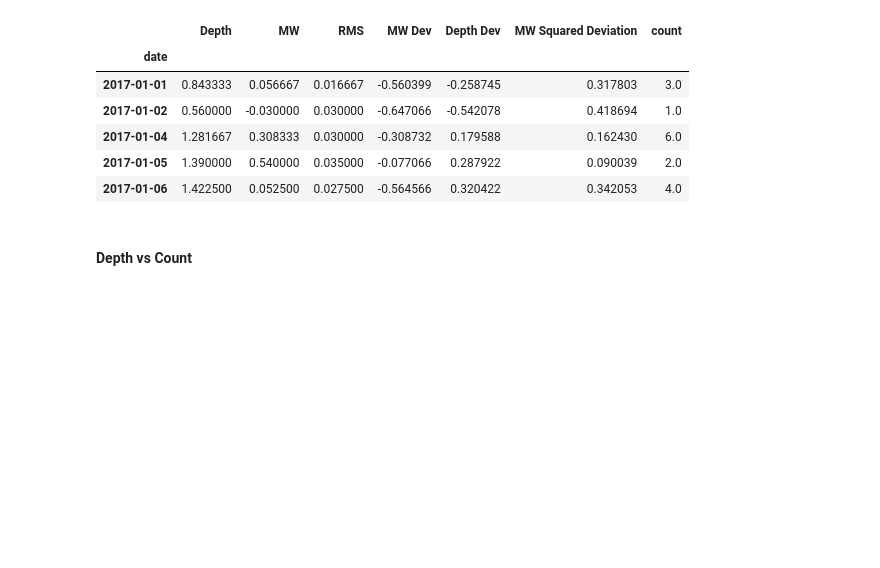
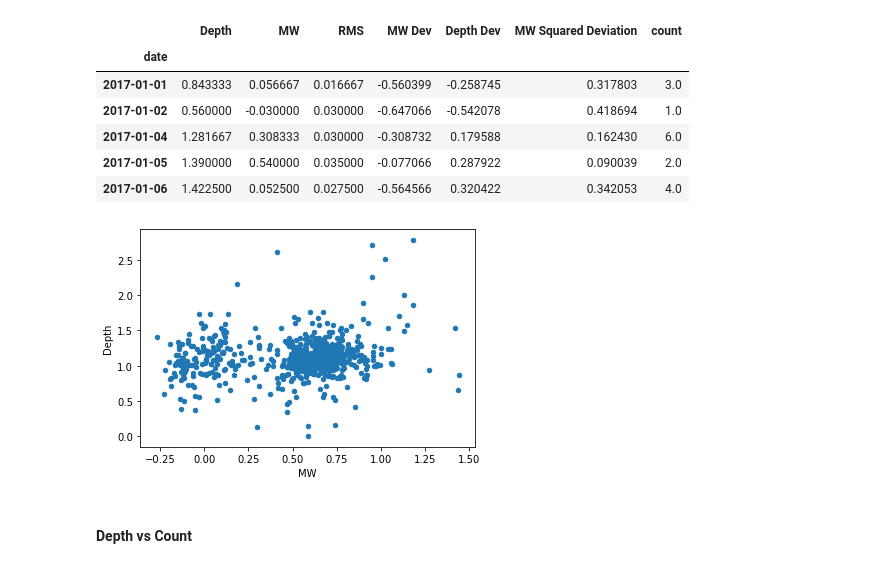
Before and after one commit to daxsoule/BOTPT, a Jupyter notebook: notebooks/Covariance.ipynb, the cells around one changed output. Saved outputs shown, nothing was run; the diff lists cells and outputs as text; code cells hidden in the pictures; blank space fills up the shorter version.

```diff
--- a/notebooks/Covariance.ipynb
+++ b/notebooks/Covariance.ipynb
@@ -211,6 +218,12 @@ df_eqMean.head()
 | 2017-01-04 | 1.281667 | 0.308333 | 0.030000 | -0.308732 | 0.179588 | 0.162430 | 6.0 |
 | 2017-01-05 | 1.390000 | 0.540000 | 0.035000 | -0.077066 | 0.287922 | 0.090039 | 2.0 |
 | 2017-01-06 | 1.422500 | 0.052500 | 0.027500 | -0.564566 | 0.320422 | 0.342053 | 4.0 |
+# %%
+ax1 = df_eqMean.plot.scatter(x='MW',
+                                  y='Depth')
+plt.savefig('/home/jovyan/botpt/figures/mwvsdepth.png')
+# %% [output]
+[figure, added]
 # %% [markdown]
 #### Depth vs Count
 # %%
```
Also changed, not shown: parts of 12 cells of this notebook, 3 other files.
